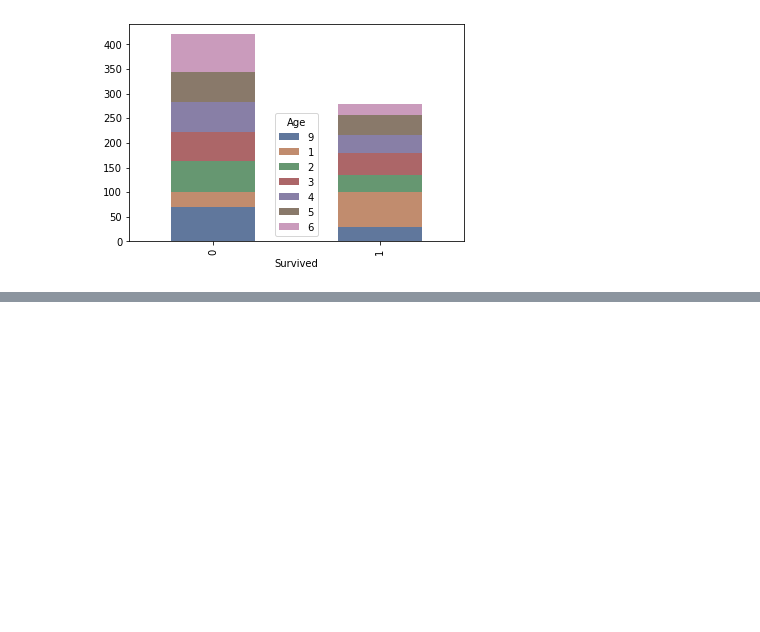
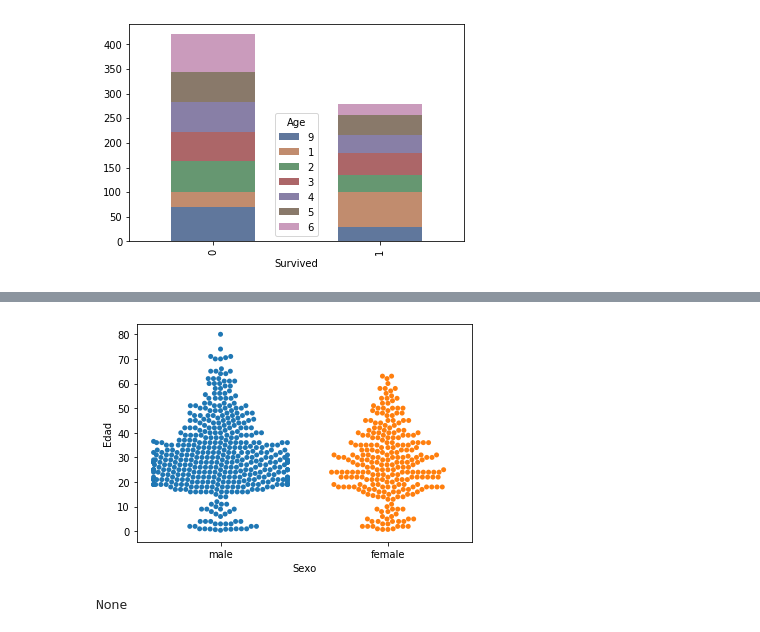
Before and after one commit to akakicreations/ejercicios-casuales-github, a Jupyter notebook: Práctica Titanic.ipynb, the cells around one changed output, grey strips where cells are left out. Drawn from its saved outputs; the diff is of its cells as text; code cells hidden in the pictures; blank space fills up the shorter version.

```diff
--- a/Práctica Titanic.ipynb
+++ b/Práctica Titanic.ipynb
@@ -137,0 +168,8 @@ plot = pd.crosstab(index=titanic['Survived'],
+# %%
+plot1 = sns.swarmplot(x = 'Sex', y = 'Age', data = df_titanic)
+plot1 = plt.xlabel('Sexo')
+plot1 = plt.ylabel('Edad')
+print(plt.show())
+# %% [output]
+[figure, added]
+None
```
Also changed, not shown: parts of 4 cells of this notebook.
